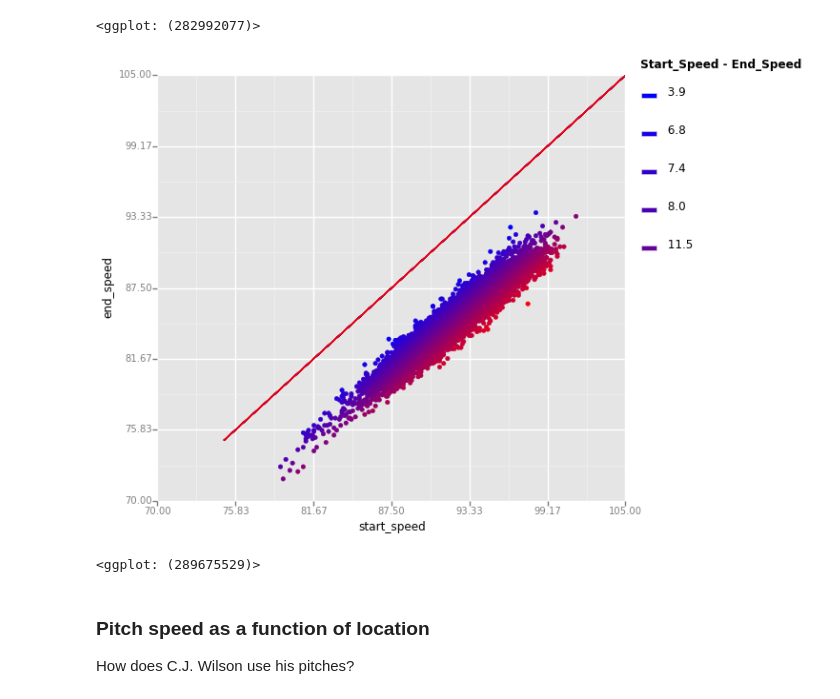
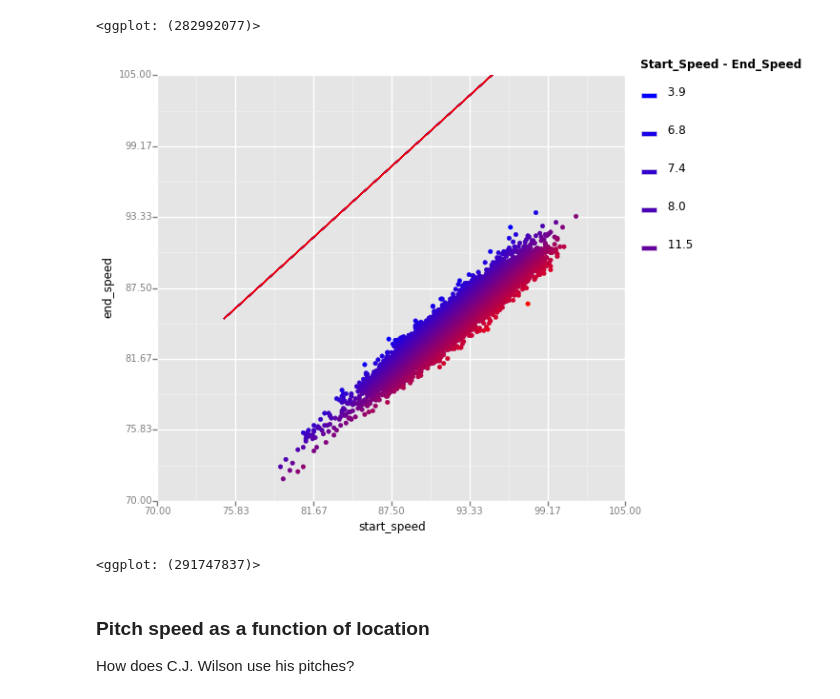
Before and after one commit to glamp/ggplot-tutorial, a Jupyter notebook: notebooks/04 - The Strike Zone - scales, labels, and themes.ipynb, the cells around one changed output. Cells and saved outputs as stored; diff of their text form; code cells hidden in the pictures.

```diff
--- a/notebooks/04 - The Strike Zone - scales, labels, and themes.ipynb
+++ b/notebooks/04 - The Strike Zone - scales, labels, and themes.ipynb
@@ -124,12 +126,12 @@ ggplot(aes(x='start_speed', y='end_speed', color='start_speed - end_speed'), dat
 # %%
 ggplot(aes(x='start_speed', y='end_speed', color='start_speed - end_speed'), data=fastballs.head(10000)) +\
     geom_point() +\
     scale_color_gradient(low="blue", high="red") +\
-    geom_abline() +\
+    geom_abline(intercept=10) +\
     coord_equal()
 # %% [output]
-[figure, old version]
+[figure, new version]
-<ggplot: (289675529)>
+<ggplot: (291747837)>
 # %% [markdown]
 ### Pitch speed as a function of location
 
```
Also changed, not shown: parts of 6 cells of this notebook, 3 other files.
